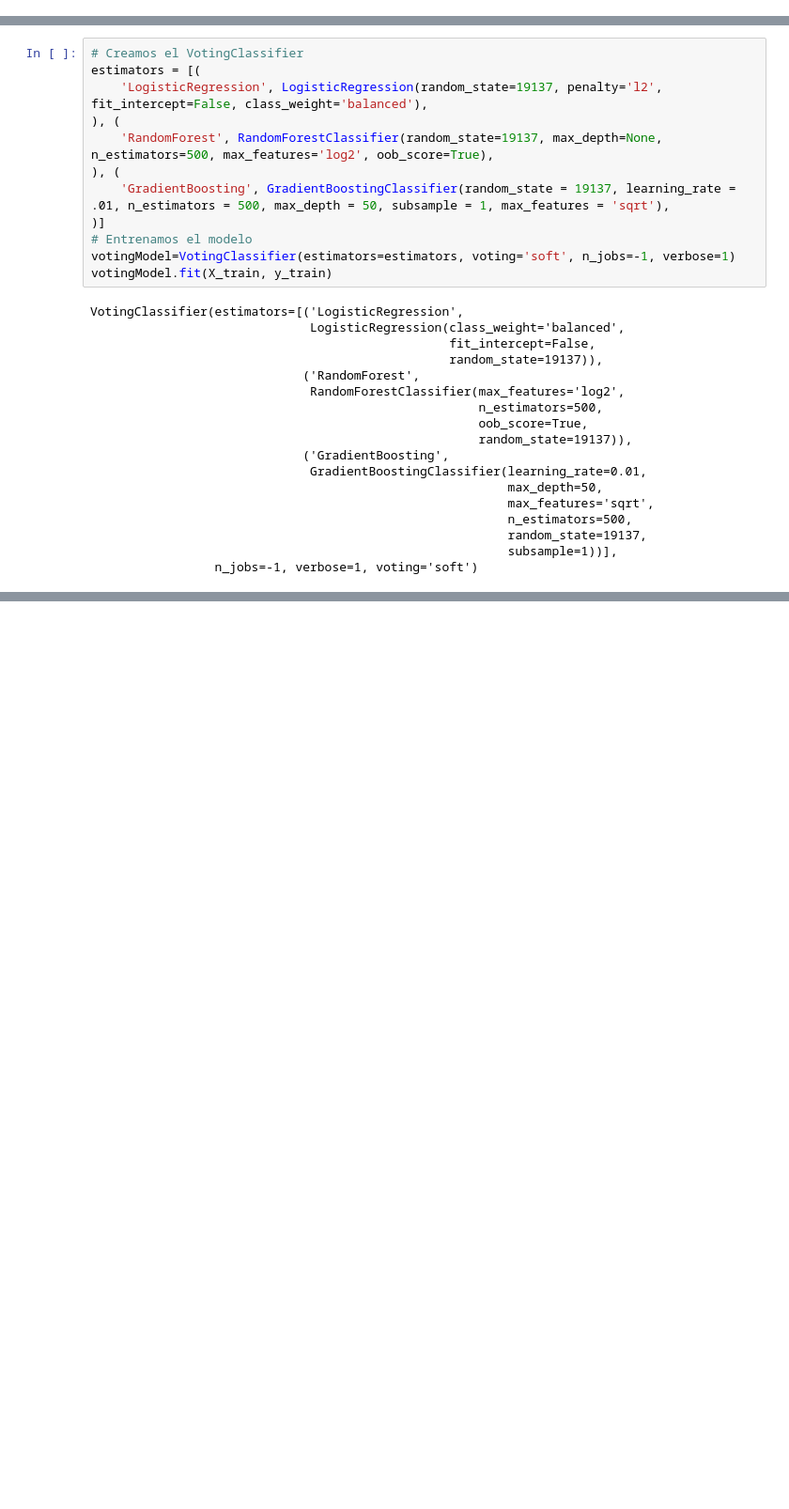
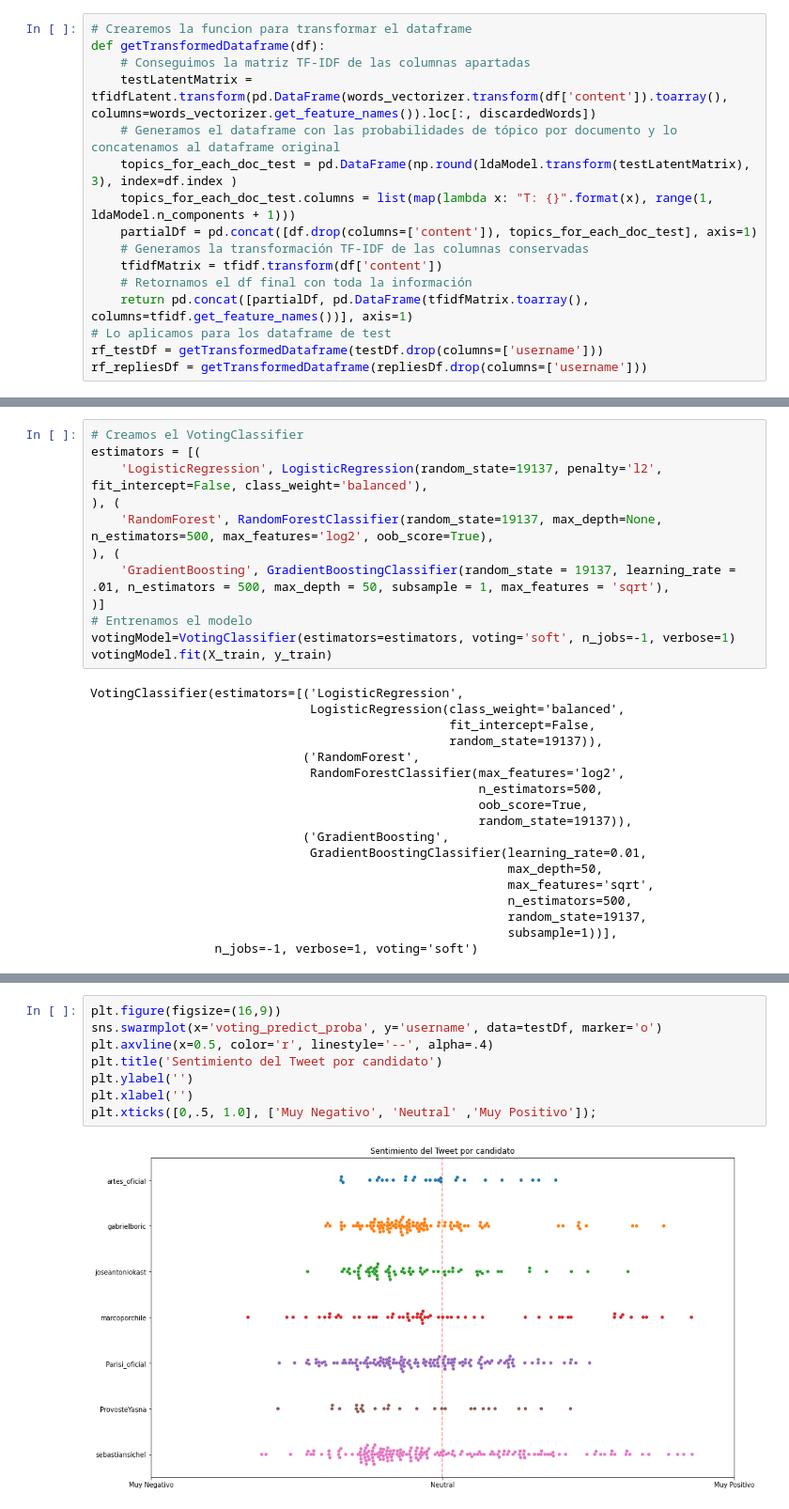
Before and after one commit to Japsz/DesafioLatam, a Jupyter notebook: Unidad 3 - Machine Learning/Prueba/Sentimiento de Twitter/hito1.ipynb, the cells around one changed output, grey strips where cells are left out. Shown at 94% size. Saved outputs shown, nothing was run; the diff lists cells and outputs as text; blank space fills up the shorter version.

```diff
--- a/Unidad 3 - Machine Learning/Prueba/Sentimiento de Twitter/hito1.ipynb
+++ b/Unidad 3 - Machine Learning/Prueba/Sentimiento de Twitter/hito1.ipynb
@@ -281,3 +309,19 @@ tfidfMatrix.shape
 # %%
 # Agregamos el Dataframe de features
 refactoredDf = pd.concat([concatenated_df, pd.DataFrame(tfidfMatrix.toarray(), columns=tfidf.get_feature_names())], axis=1)
+# %%
+# Crearemos la funcion para transformar el dataframe
+def getTransformedDataframe(df):
+    # Conseguimos la matriz TF-IDF de las columnas apartadas
+    testLatentMatrix = tfidfLatent.transform(pd.DataFrame(words_vectorizer.transform(df['content']).toarray(), columns=words_vectorizer.get_feature_names()).loc[:, discardedWords])
+    # Generamos el dataframe con las probabilidades de tópico por documento y lo concatenamos al dataframe original
+    topics_for_each_doc_test = pd.DataFrame(np.round(ldaModel.transform(testLatentMatrix), 3), index=df.index )
+    topics_for_each_doc_test.columns = list(map(lambda x: "T: {}".format(x), range(1, ldaModel.n_components + 1)))
+    partialDf = pd.concat([df.drop(columns=['content']), topics_for_each_doc_test], axis=1)
+    # Generamos la transformación TF-IDF de las columnas conservadas
+    tfidfMatrix = tfidf.transform(df['content'])
+    # Retornamos el df final con toda la información
+    return pd.concat([partialDf, pd.DataFrame(tfidfMatrix.toarray(), columns=tfidf.get_feature_names())], axis=1)
+# Lo aplicamos para los dataframe de test
+rf_testDf = getTransformedDataframe(testDf.drop(columns=['username']))
+rf_repliesDf = getTransformedDataframe(repliesDf.drop(columns=['username']))
@@ -560,0 +634,10 @@ weighted avg       0.71      0.71      0.71      9900
+# %%
+plt.figure(figsize=(16,9))
+sns.swarmplot(x='voting_predict_proba', y='username', data=testDf, marker='o')
+plt.axvline(x=0.5, color='r', linestyle='--', alpha=.4)
+plt.title('Sentimiento del Tweet por candidato')
+plt.ylabel('')
+plt.xlabel('')
+plt.xticks([0,.5, 1.0], ['Muy Negativo', 'Neutral' ,'Muy Positivo']);
+# %% [output]
+[figure, added]
```
Also changed, not shown: parts of 14 cells of this notebook, 14 other files.
